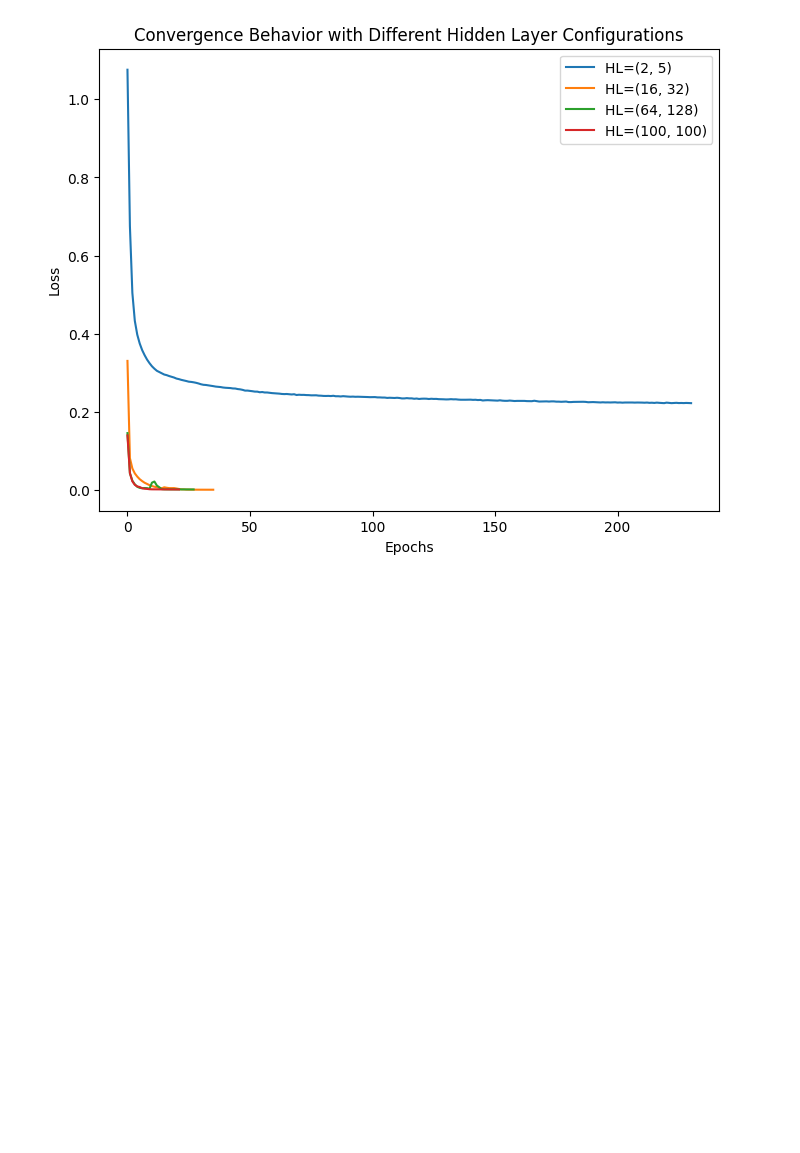
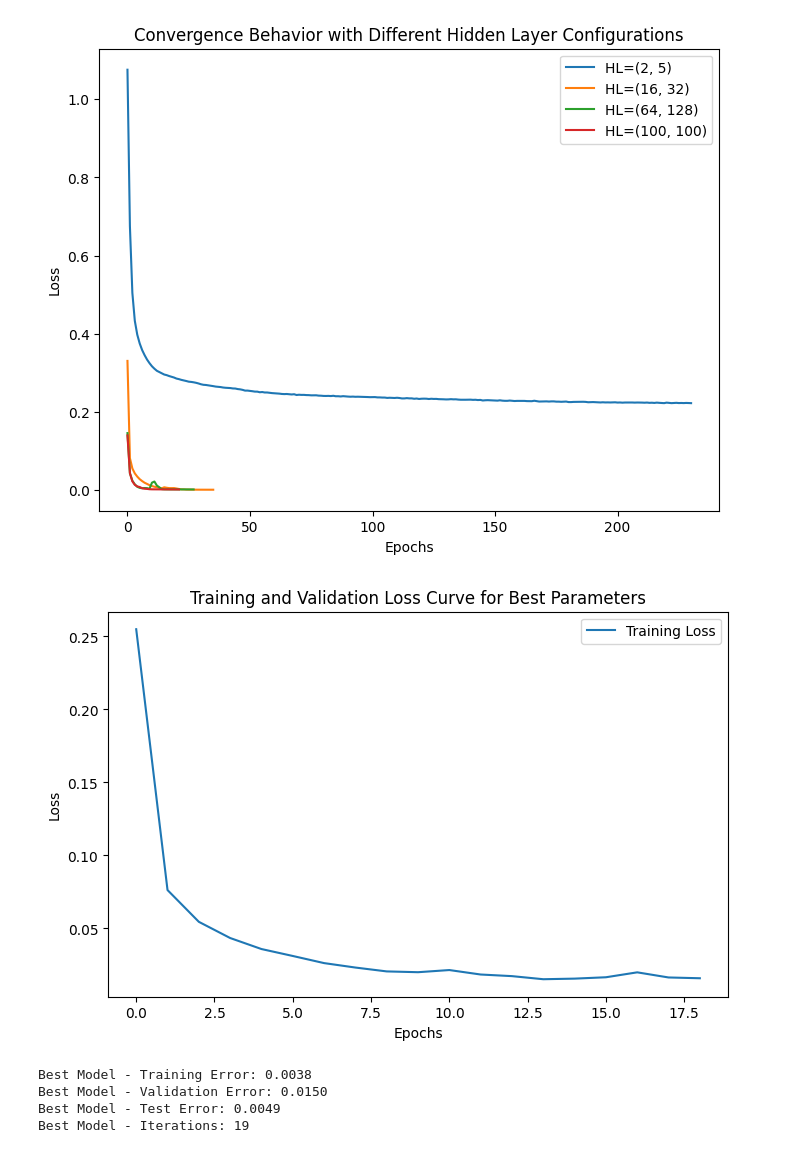
Before and after one commit to krish401/Machine-Learning-CP322, a Jupyter notebook: Assignments/Assignment_3/ANN_Digit_Classifier.ipynb, the cells around one changed output. Saved outputs shown, nothing was run; the diff lists cells and outputs as text; code cells hidden in the pictures; blank space fills up the shorter version.

```diff
--- a/Assignments/Assignment_3/ANN_Digit_Classifier.ipynb
+++ b/Assignments/Assignment_3/ANN_Digit_Classifier.ipynb
@@ -236,3 +236,21 @@ plt.title("Convergence Behavior with Different Hidden Layer Configurations")
 plt.show()
 # %% [output]
 [figure]
+# %%
+# best parameters
+
+mlp_best = MLPClassifier(hidden_layer_sizes=(16, 32), alpha=0.01, batch_size=50, max_iter=1000, random_state=42, early_stopping=True)
+mlp_best.fit(X_train, y_train)
+
+
+train_error_best = 1 - accuracy_score(y_train, mlp_best.predict(X_train))
+val_error_best = 1 - accuracy_score(y_val, mlp_best.predict(X_val))
+plt.figure(figsize=(8, 5))
+plt.plot(mlp_best.loss_curve_, label="Training Loss")
+plt.xlabel("Epochs")
+plt.ylabel("Loss")
+plt.legend()
+plt.title("Training and Validation Loss Curve for Best Parameters")
+plt.show()
+# %% [output]
+[figure, added]
@@ -238,0 +261,11 @@ plt.show()
+# %%
+# Print Errors for Best Model
+print(f"Best Model - Training Error: {train_error_best:.4f}")
+print(f"Best Model - Validation Error: {val_error_best:.4f}")
+print(f"Best Model - Test Error: {test_error_best:.4f}")
+print(f"Best Model - Iterations: {mlp_best.n_iter_}")
+# %% [output]
+Best Model - Training Error: 0.0038
+Best Model - Validation Error: 0.0150
+Best Model - Test Error: 0.0049
+Best Model - Iterations: 19
```
Also changed, not shown: parts of 2 cells of this notebook.
